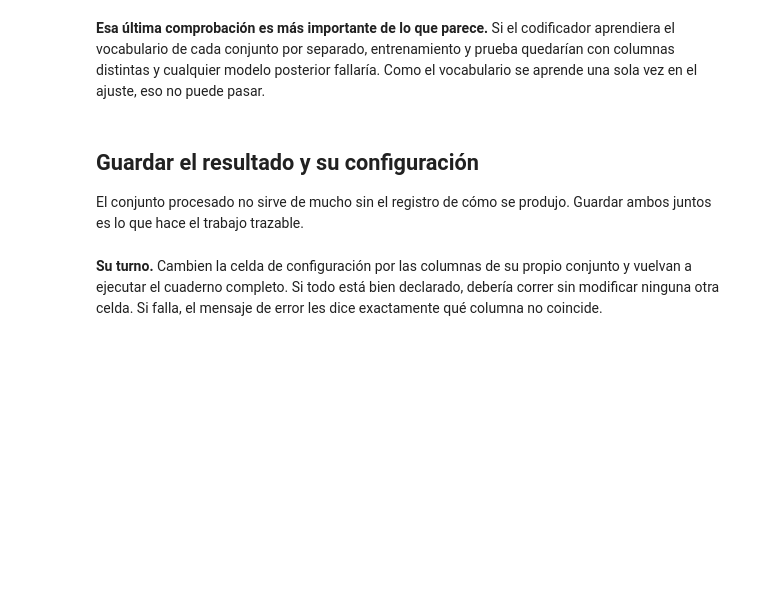
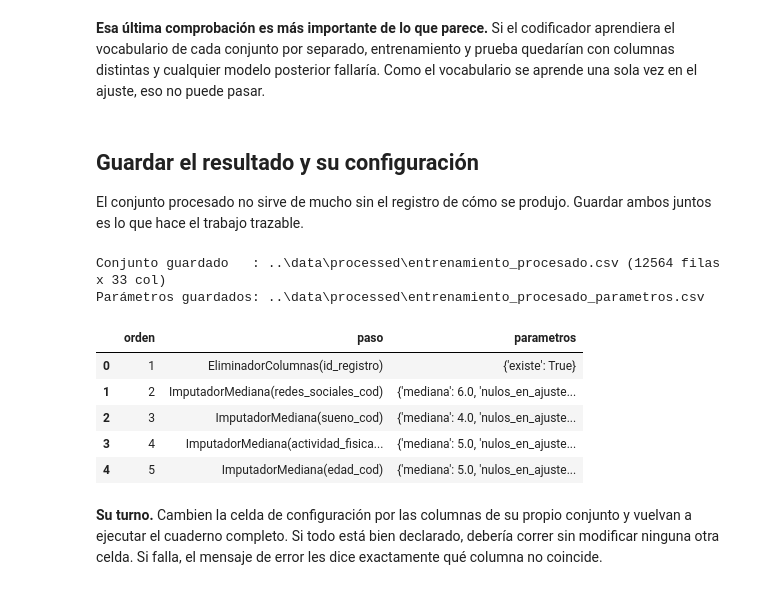
Before and after one commit to MatiasManriquezO/proyecto-grupo8-mcdi500, a Jupyter notebook: F3/notebooks/S2_F3_NucleoAlgoritmico_Eficiencia_POO (1).ipynb, the cells around one changed output. Drawn from its saved outputs; the diff is of its cells as text; code cells hidden in the pictures; blank space fills up the shorter version.

```diff
--- a/F3/notebooks/S2_F3_NucleoAlgoritmico_Eficiencia_POO.ipynb
+++ b/F3/notebooks/S2_F3_NucleoAlgoritmico_Eficiencia_POO (1).ipynb
@@ -1600,26 +1821,35 @@ vocabulario se aprende una sola vez en el ajuste, eso no puede pasar.
 El conjunto procesado no sirve de mucho sin el registro de cómo se produjo. Guardar
 ambos juntos es lo que hace el trabajo trazable.
 # %%
-def guardar_resultado(df, ruta_salida, pipeline, carpeta="data/processed"):
+def guardar_resultado(df, ruta_salida, pipeline, carpeta=os.path.join("..", "data", "processed")):
     """Escribe el conjunto procesado y un registro de los parámetros aprendidos."""
     os.makedirs(carpeta, exist_ok=True)
     destino = os.path.join(carpeta, ruta_salida)
     df.to_csv(destino, index=False)
 
     registro = pd.DataFrame([
         {"orden": i, "paso": p.nombre, "parametros": str(p.parametros)}
         for i, p in enumerate(pipeline.pasos_ejecutados(), start=1)
     ])
     registro.to_csv(destino.replace(".csv", "_parametros.csv"), index=False)
 
     print(f"Conjunto guardado   : {destino} ({df.shape[0]} filas x {df.shape[1]} col)")
     print(f"Parámetros guardados: {destino.replace('.csv', '_parametros.csv')}")
     return registro
 
 
 registro = guardar_resultado(entrenamiento_listo, "entrenamiento_procesado.csv",
                              pipeline_config)
 registro.head()
+# %% [output]
+Conjunto guardado   : ..\data\processed\entrenamiento_procesado.csv (12564 filas x 33 col)
+Parámetros guardados: ..\data\processed\entrenamiento_procesado_parametros.csv
+|  | orden | paso | parametros |
+| 0 | 1 | EliminadorColumnas(id_registro) | {'existe': True} |
+| 1 | 2 | ImputadorMediana(redes_sociales_cod) | {'mediana': 6.0, 'nulos_en_ajuste... |
+| 2 | 3 | ImputadorMediana(sueno_cod) | {'mediana': 4.0, 'nulos_en_ajuste... |
+| 3 | 4 | ImputadorMediana(actividad_fisica... | {'mediana': 5.0, 'nulos_en_ajuste... |
+| 4 | 5 | ImputadorMediana(edad_cod) | {'mediana': 5.0, 'nulos_en_ajuste... |
 # %% [markdown]
 **Su turno.** Cambien la celda de configuración por las columnas de su propio conjunto
 y vuelvan a ejecutar el cuaderno completo. Si todo está bien declarado, debería correr
```
Also changed, not shown: parts of 45 cells of this notebook, 7 other files.
